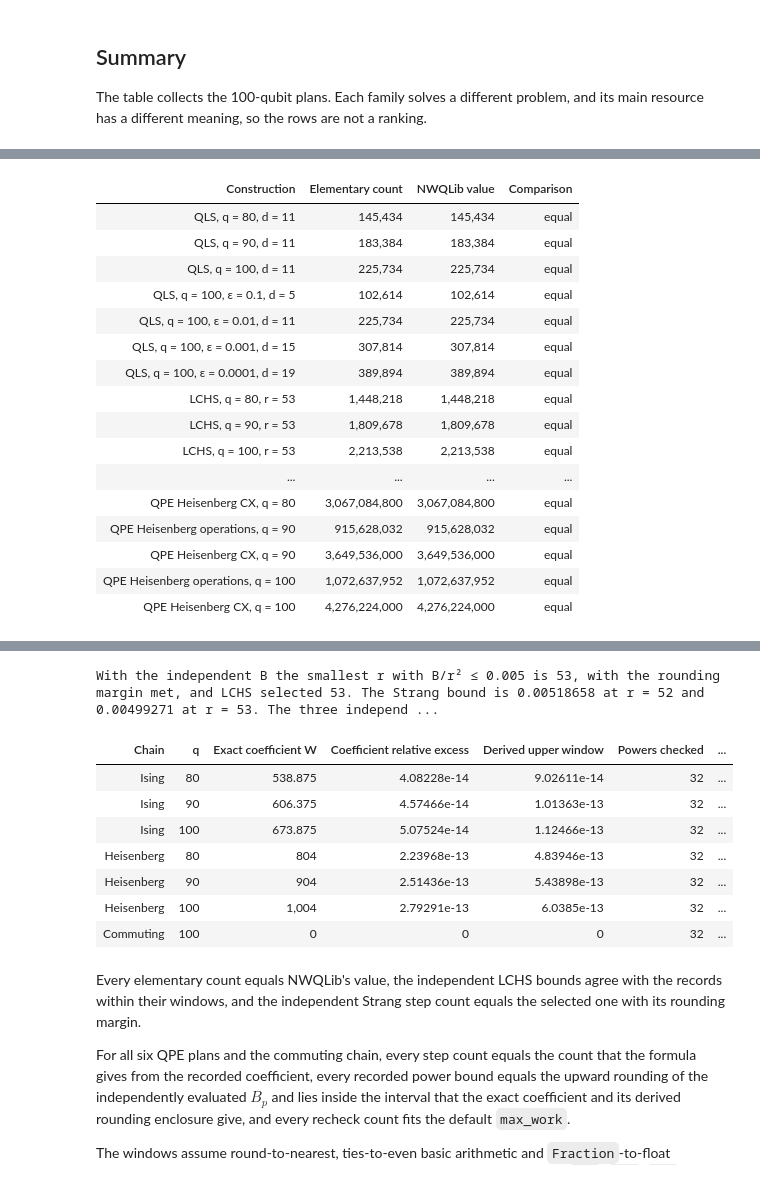
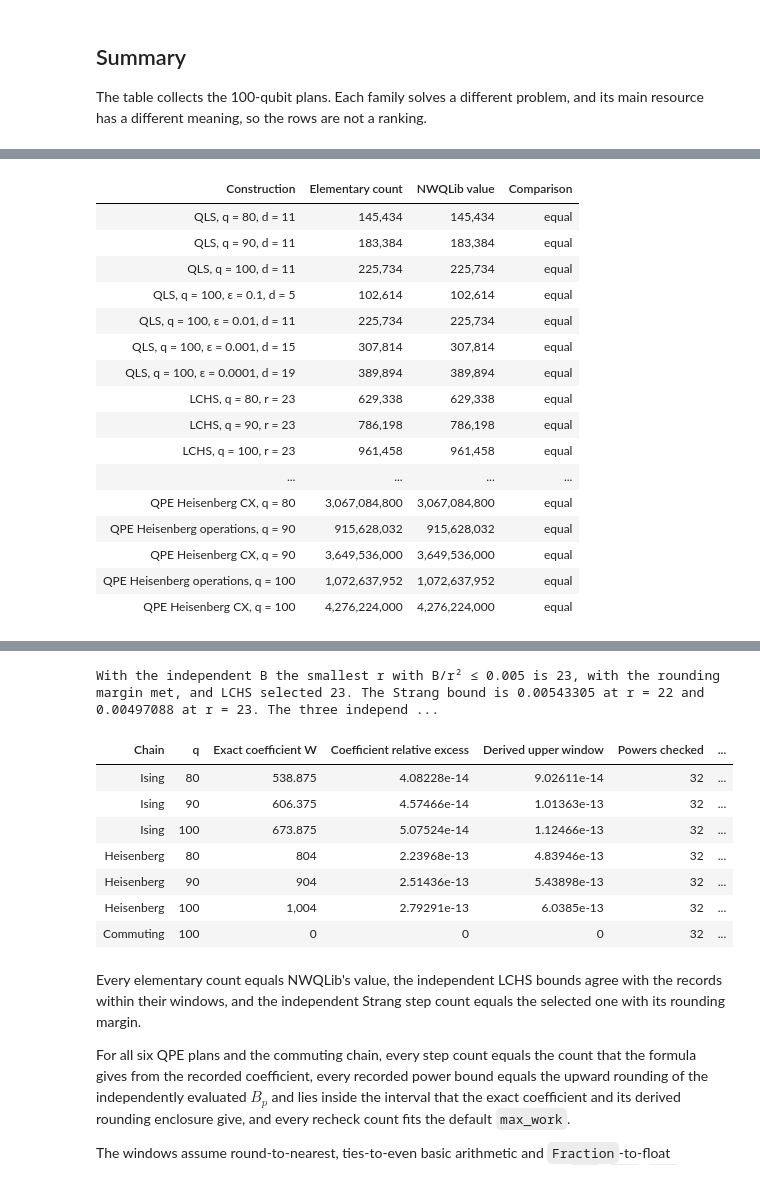
Before and after one commit to pnnl/NWQLib, a Jupyter notebook: examples/resource_estimation_at_scale.ipynb, the cells around one changed output, grey strips where cells are left out. Drawn from its saved outputs; the diff is of its cells as text; code cells hidden in the pictures.

Commit message:
v1.0.2.post1: tighten mathematical bounds and revise planning limits

```diff
--- a/examples/resource_estimation_at_scale.ipynb
+++ b/examples/resource_estimation_at_scale.ipynb
@@ -1077,7 +1079,7 @@ K, T, L_norm = rule.range_k, record.elapsed_time, record.l_norm
 C_beta = 2 * pi * exp(-2**beta)
 x = cos(beta * pi / 2) * K**beta
 rho = exp(asinh(1.8 / (K / rule.interval_count_each_side)))
-B_independent = T**3 * fsum(abs(c) * (2 * abs(k) * 0.25) ** 3 / 3 for k, c in zip(coefficients.nodes, coefficients.coefficients))
+B_independent = T**3 * fsum(abs(c) * (abs(k) * 0.25) ** 3 / 2 for k, c in zip(coefficients.nodes, coefficients.coefficients))
 one_step = plan(heat_flow[100], method=lchs_method.revise(trotter_steps=1, trotter_synthesis_tolerance=None),
                 output=NormSquared(), seed=7)  # records B itself, since its bound is B/1²
 B = next(item.fact.value.value for item in one_step.facts if item.fact.quantity == "trotter_synthesis")
@@ -1106,7 +1108,7 @@ print(f"With the independent B the smallest r with B/r² ≤ {STRANG_ALLOWANCE:g
       f"{B_independent / steps**2:.6g} at r = {steps}. The three independent bounds sum to {lchs_budget_independent:.6g}.")
 
 
-def exact_census(terms, *, order=2, variant="exact_census"):
+def exact_census(terms, *, order=2):
     masks, a = [], []
     for label, coefficient in terms:
         x = z = 0
@@ -1116,10 +1118,7 @@ def exact_census(terms, *, order=2, variant="exact_census"):
         masks.append((x, z))
         a.append(abs(Q(float(coefficient))))
     p = len(a)
-    suffix = [Q(0)] * p
-    for i in range(p - 2, -1, -1):
-        suffix[i] = suffix[i + 1] + a[i + 1]
-    pair_sum = square_sum = triple_sum = relaxed_sum = Q(0)
+    pair_sum = square_sum = triple_sum = Q(0)
     E = F = N = 0
     for i, (xi, zi) in enumerate(masks):
         for j in range(i + 1, p):
@@ -1130,7 +1129,6 @@ def exact_census(terms, *, order=2, variant="exact_census"):
             N += p - i - 1
             pair_sum += a[i] * a[j]
             square_sum += a[i]**2 * a[j]
-            relaxed_sum += a[i] * a[j] * suffix[i]
             for k in range(i + 1, p):
                 xk, zk = masks[k]
                 if ((xk & (zi ^ zj)).bit_count() + (zk & (xi ^ xj)).bit_count()) % 2:
@@ -1139,11 +1137,11 @@ def exact_census(terms, *, order=2, variant="exact_census"):
     if order == 1:
         W = pair_sum
     else:
-        W = (triple_sum if variant == "exact_census" else relaxed_sum)/3 + square_sum/6
+        W = triple_sum/3 + square_sum/6
     return W, E, N, F
 
-def census_delta(magnitudes, E, F, block, *, order=2, variant="exact_census"):
-    p, d = len(magnitudes), order + 1
+def census_delta(magnitudes, E, F, block, *, order=2):
+    d = order + 1
     positive = [Q(float(v)) for v in magnitudes if v > 0]
     if not positive or E == 0:
         return Q(0)
@@ -1155,8 +1153,8 @@ def census_delta(magnitudes, E, F, block, *, order=2, variant="exact_census"):
     if xmin**d < normal:
         scale += 3*eta/(2*xmin)
         mul += (Q(3, 2) + u)*eta/xmin**d
-    def reduction(n, *, suffix=False):
-        if n <= 1 and not suffix:
+    def reduction(n):
+        if n <= 1:
             return Q(1)
         k = max(0, n - 1)
         assert 2*k*u < 1
@@ -1165,10 +1163,8 @@ def census_delta(magnitudes, E, F, block, *, order=2, variant="exact_census"):
         return reduction(min(block, n))*reduction((n+block-1)//block)
     if order == 1:
         factor = scale**2*mul*blocked(E)
-    elif variant == "exact_census":
+    else:
         factor = scale**3*mul**2*max(blocked(E), blocked(F))
-    else:
-        factor = scale**3*mul**2*blocked(E)*reduction(p - 1, suffix=True)
     return factor - 1
 
 def upward(value):
@@ -1220,36 +1216,36 @@ for key, selected_qpe in [*qpe.items(), (("Commuting", 100), commuting)]:
     rec = selected_qpe.reconstruction
     terms = list(rec.pauli_terms)
     assert key[0] == "Commuting" or terms == chain_terms(key[1], key[0])
     assert rec.common_step is None and rec.powers[0].steps == 0
     assert rec.pruned_mass == 0 and rec.identity_coefficient == 0
     W_exact, E, N, F = exact_census(terms)
     assert rec.bound_variant == "exact_census"
     W_rec = Q(*rec.bound_coefficient)
     delta = census_delta([abs(c) for _, c in terms], E, F, rec.census_block)
     assert W_exact <= W_rec <= W_exact*(1 + delta)
     rows = check_power(selected_qpe, W_exact, delta)
     qpe_power_checks.append((key, rows))
     recheck_work = independent_recheck_work(W_rec, rec.pruned_mass, tuple(power.power for power in rec.powers),
                                             tuple(c for _, c in terms), rec.identity_coefficient, rec.tau,
                                             selected_qpe.method.controlled_power_error_budget,
                                             selected_qpe.method.max_trotter_steps)[0]
     qpe_checks.append((key[0], key[1], float(W_exact), float(W_rec/W_exact - 1) if W_exact else 0.0, float(delta),
                        len(rows), sum(r == r_exact for _, r, r_exact, *_ in rows), recheck_work))
 show_table(qpe_checks, headers=("Chain", "q", "Exact coefficient W", "Coefficient relative excess", "Derived upper window",
                                 "Powers checked", "Powers whose count W also gives", "Recheck work (NWQLib)"),
            digits=6)
 # %% [output]
 | Construction | Elementary count | NWQLib value | Comparison |
 | QLS, q = 80, d = 11 | 145,434 | 145,434 | equal |
 | QLS, q = 90, d = 11 | 183,384 | 183,384 | equal |
 | QLS, q = 100, d = 11 | 225,734 | 225,734 | equal |
 | QLS, q = 100, ε = 0.1, d = 5 | 102,614 | 102,614 | equal |
 | QLS, q = 100, ε = 0.01, d = 11 | 225,734 | 225,734 | equal |
 | QLS, q = 100, ε = 0.001, d = 15 | 307,814 | 307,814 | equal |
 | QLS, q = 100, ε = 0.0001, d = 19 | 389,894 | 389,894 | equal |
-| LCHS, q = 80, r = 53 | 1,448,218 | 1,448,218 | equal |
-| LCHS, q = 90, r = 53 | 1,809,678 | 1,809,678 | equal |
-| LCHS, q = 100, r = 53 | 2,213,538 | 2,213,538 | equal |
+| LCHS, q = 80, r = 23 | 629,338 | 629,338 | equal |
+| LCHS, q = 90, r = 23 | 786,198 | 786,198 | equal |
+| LCHS, q = 100, r = 23 | 961,458 | 961,458 | equal |
 | ... | ... | ... | ... |
 | QPE Heisenberg CX, q = 80 | 3,067,084,800 | 3,067,084,800 | equal |
 | QPE Heisenberg operations, q = 90 | 915,628,032 | 915,628,032 | equal |
@@ -1262,6 +1258,6 @@ show_table(qpe_checks, headers=("Chain", "q", "Exact coefficient W", "Coefficien
 | Kernel tail bound | 0.0025 | 0.0025 | 2.94903e-15 | 256u | yes |
 | Quadrature bound | 0.00230465 | 0.00230465 | 1.12906e-15 | 256u | yes |
-With the independent B the smallest r with B/r² ≤ 0.005 is 53, with the rounding margin met, and LCHS selected 53. The Strang bound is 0.00518658 at r = 52 and 0.00499271 at r = 53. The three independ ...
+With the independent B the smallest r with B/r² ≤ 0.005 is 23, with the rounding margin met, and LCHS selected 23. The Strang bound is 0.00543305 at r = 22 and 0.00497088 at r = 23. The three independ ...
 | Chain | q | Exact coefficient W | Coefficient relative excess | Derived upper window | Powers checked | ... |
 | Ising | 80 | 538.875 | 4.08228e-14 | 9.02611e-14 | 32 | ... |
 | Ising | 90 | 606.375 | 4.57466e-14 | 1.01363e-13 | 32 | ... |
```
Also changed, not shown: parts of 19 cells of this notebook, 53 other files.
